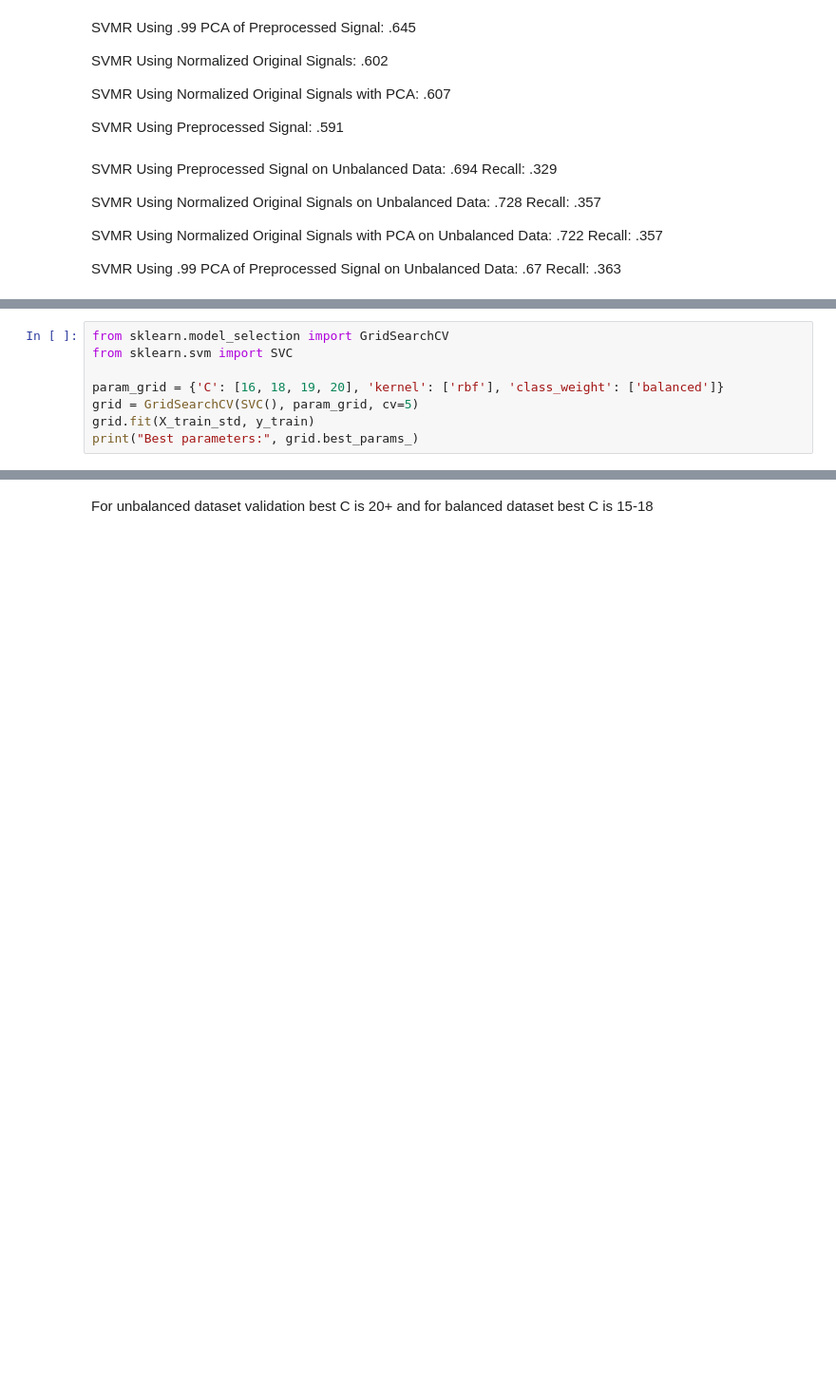
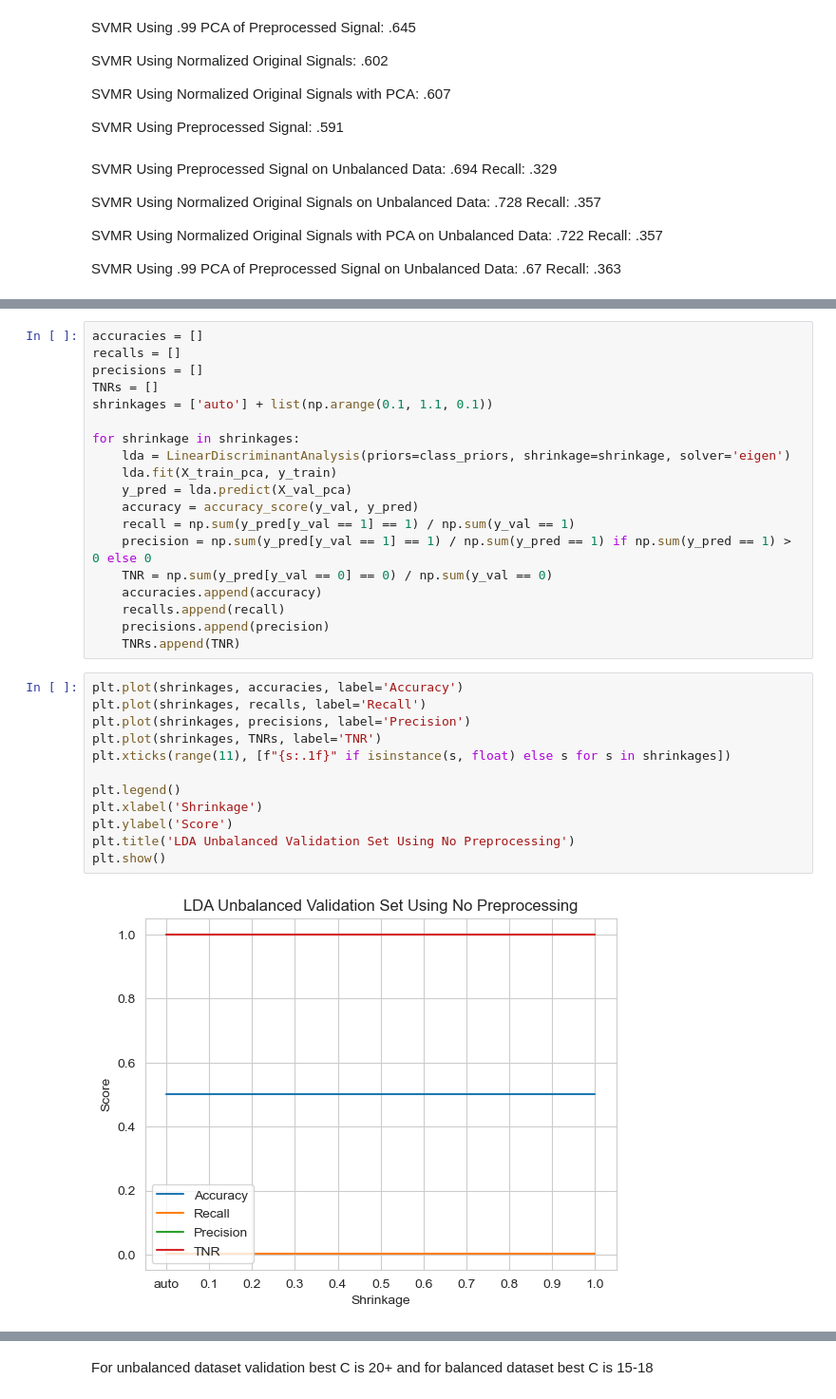
Before and after one commit to josephyu11600/DMNN_SGD, a Jupyter notebook: dmnn_project.ipynb, the cells around one changed output, grey strips where cells are left out. Shown at 95% size. Cells and saved outputs as stored; diff of their text form; blank space fills up the shorter version.

```diff
--- a/dmnn_project.ipynb
+++ b/dmnn_project.ipynb
@@ -250,8 +292,0 @@ Accuracy: 0.78, Recall: 0.00, Precision: nan, TNR: 1.00
-# %%
-from sklearn.model_selection import GridSearchCV
-from sklearn.svm import SVC
-
-param_grid = {'C': [16, 18, 19, 20], 'kernel': ['rbf'], 'class_weight': ['balanced']}
-grid = GridSearchCV(SVC(), param_grid, cv=5)
-grid.fit(X_train_std, y_train)
-print("Best parameters:", grid.best_params_)
@@ -259,0 +311,33 @@ Best parameters: {'C': 20, 'class_weight': 'balanced', 'kernel': 'rbf'}
+# %%
+accuracies = []
+recalls = []
+precisions = []
+TNRs = []
+shrinkages = ['auto'] + list(np.arange(0.1, 1.1, 0.1))
+
+for shrinkage in shrinkages:
+    lda = LinearDiscriminantAnalysis(priors=class_priors, shrinkage=shrinkage, solver='eigen')
+    lda.fit(X_train_pca, y_train)
+    y_pred = lda.predict(X_val_pca)
+    accuracy = accuracy_score(y_val, y_pred)
+    recall = np.sum(y_pred[y_val == 1] == 1) / np.sum(y_val == 1)
+    precision = np.sum(y_pred[y_val == 1] == 1) / np.sum(y_pred == 1) if np.sum(y_pred == 1) > 0 else 0
+    TNR = np.sum(y_pred[y_val == 0] == 0) / np.sum(y_val == 0)
+    accuracies.append(accuracy)
+    recalls.append(recall)
+    precisions.append(precision)
+    TNRs.append(TNR)
+# %%
+plt.plot(shrinkages, accuracies, label='Accuracy')
+plt.plot(shrinkages, recalls, label='Recall')
+plt.plot(shrinkages, precisions, label='Precision')
+plt.plot(shrinkages, TNRs, label='TNR')
+plt.xticks(range(11), [f"{s:.1f}" if isinstance(s, float) else s for s in shrinkages])
+
+plt.legend()
+plt.xlabel('Shrinkage')
+plt.ylabel('Score')
+plt.title('LDA Unbalanced Validation Set Using No Preprocessing')
+plt.show()
+# %% [output]
+[figure, added]
```
Also changed, not shown: parts of 86 cells of this notebook, 3 other files.
